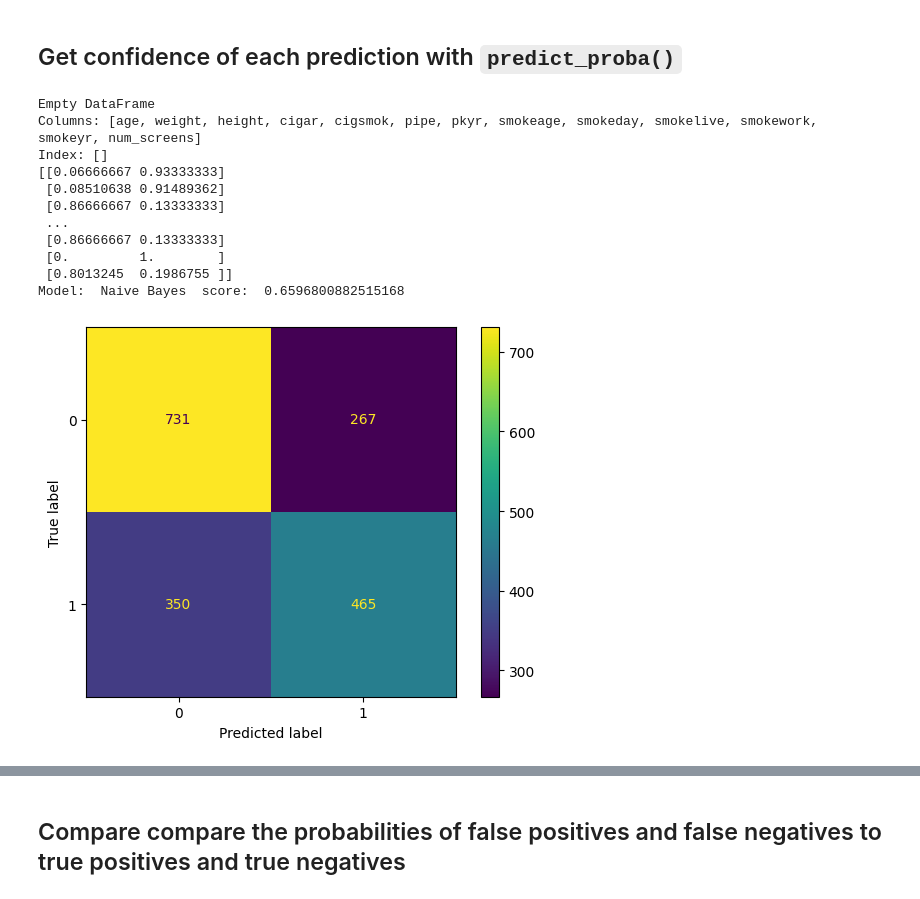
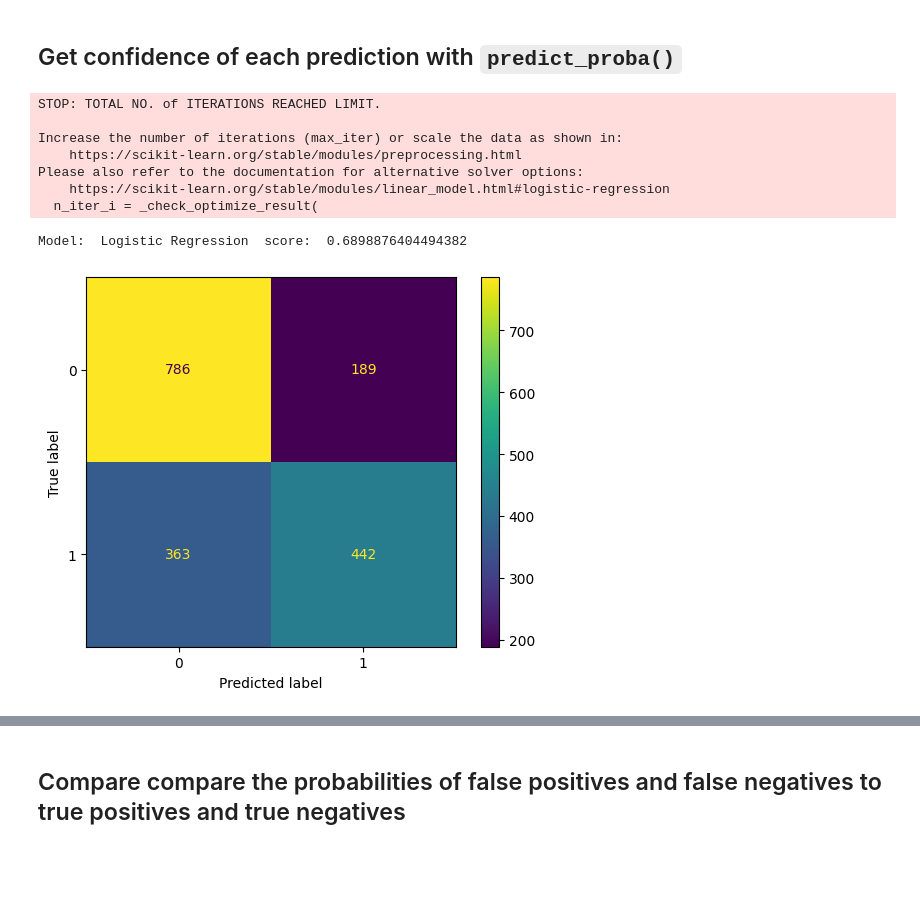
Before and after one commit to wkenned1/codespaces-jupyter, a Jupyter notebook: notebooks/risk-factor-classifier.ipynb, the cells around one changed output, grey strips where cells are left out. Drawn from its saved outputs; the diff is of its cells as text; code cells hidden in the pictures; blank space fills up the shorter version.

```diff
--- a/notebooks/risk-factor-classifier.ipynb
+++ b/notebooks/risk-factor-classifier.ipynb
@@ -165,37 +192,31 @@ Model:  Naive Bayes  score:  0.6596800882515168
 # %% [markdown]
 ## Get confidence of each prediction with `predict_proba()`
-# %%
-# model = SVC(kernel="linear", C=0.025, random_state=42, probability=True)
-model = DecisionTreeClassifier(max_depth=10, random_state=42)
-
-model = make_pipeline(StandardScaler(), model)
-# print(X_train.loc[X_train.apply(lambda row: all(value >= 0 for value in row), axis=1)])
-# print(y_train.loc[y_train.apply(lambda row: all(value >= 0 for value in row), axis=1)])
-# ['age', 'weight', 'height', "cigar","cigsmok","pipe","pkyr","smokeage","smokeday","smokelive","smokework","smokeyr","num_screens"]
-print(X_train[X_train['num_screens'] < 0])
-model.fit(X_train, y_train)
-y_pred_prob = model.predict_proba(X_test)
-
-print(y_pred_prob)
-
-y_pred = clf.predict(normalize(X_test))
-
-score = accuracy_score(y_test, y_pred)
-conf_matrix = confusion_matrix(y_test, y_pred)
-disp = ConfusionMatrixDisplay(confusion_matrix=conf_matrix, display_labels=clf.classes_)
-disp.plot()
-# score = clf.score(X_test, y_test)
-print("Model: ", name, " score: ", score)
-# %% [output]
-Empty DataFrame
-Columns: [age, weight, height, cigar, cigsmok, pipe, pkyr, smokeage, smokeday, smokelive, smokework, smokeyr, num_screens]
-Index: []
-[[0.06666667 0.93333333]
- [0.08510638 0.91489362]
- [0.86666667 0.13333333]
- ...
- [0.86666667 0.13333333]
- [0.         1.        ]
- [0.8013245  0.1986755 ]]
-Model:  Naive Bayes  score:  0.6596800882515168
-[figure, removed]
+# %%
+# Fit logistic regression model
+model = LogisticRegression(random_state=0)
+model.fit(X_train, y_train)
+
+# Get confidence intervals for each prediction
+y_pred_prob = model.predict_proba(X_test)
+# Get predicted values
+y_pred = clf.predict(normalize(X_test))
+
+# Get prediction accuracy
+score = accuracy_score(y_test, y_pred)
+# Get breakdown of false/true positives and false/true negatives
+conf_matrix = confusion_matrix(y_test, y_pred)
+
+# Display results
+disp = ConfusionMatrixDisplay(confusion_matrix=conf_matrix, display_labels=clf.classes_)
+disp.plot()
+print("Model: ", name, " score: ", score)
+# %% [output]
+STOP: TOTAL NO. of ITERATIONS REACHED LIMIT.
+
+Increase the number of iterations (max_iter) or scale the data as shown in:
+    https://scikit-learn.org/stable/modules/preprocessing.html
+Please also refer to the documentation for alternative solver options:
+    https://scikit-learn.org/stable/modules/linear_model.html#logistic-regression
+  n_iter_i = _check_optimize_result(
+Model:  Logistic Regression  score:  0.6898876404494382
+[figure, added]
```
Also changed, not shown: parts of 11 cells of this notebook.
